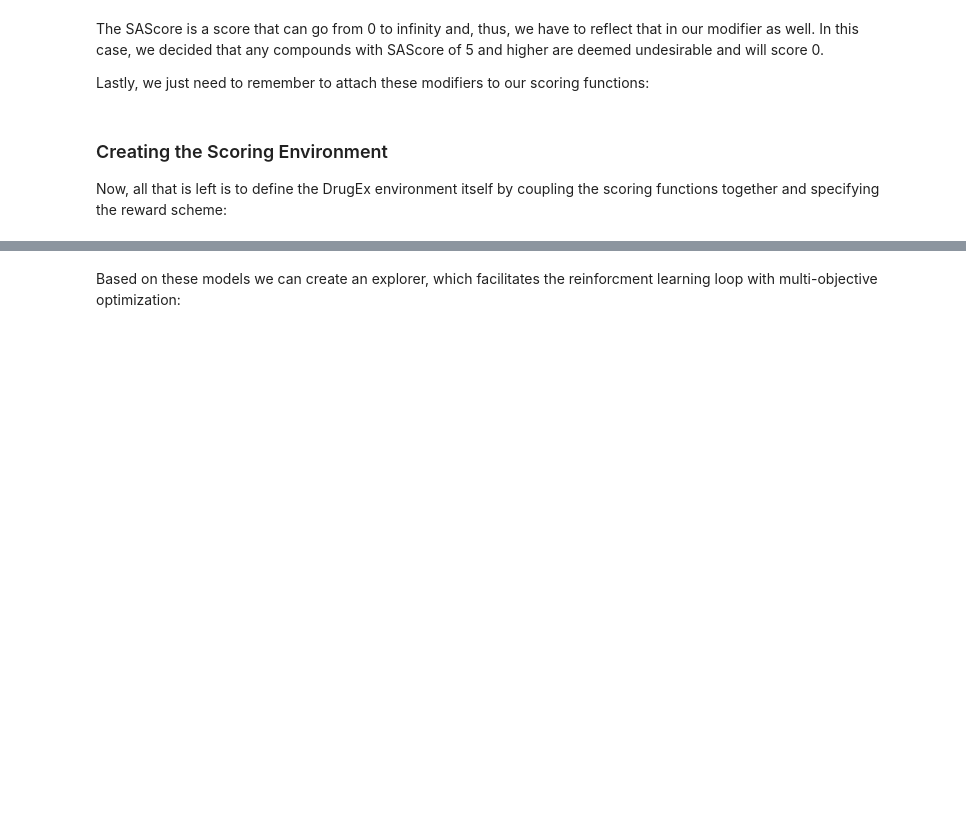
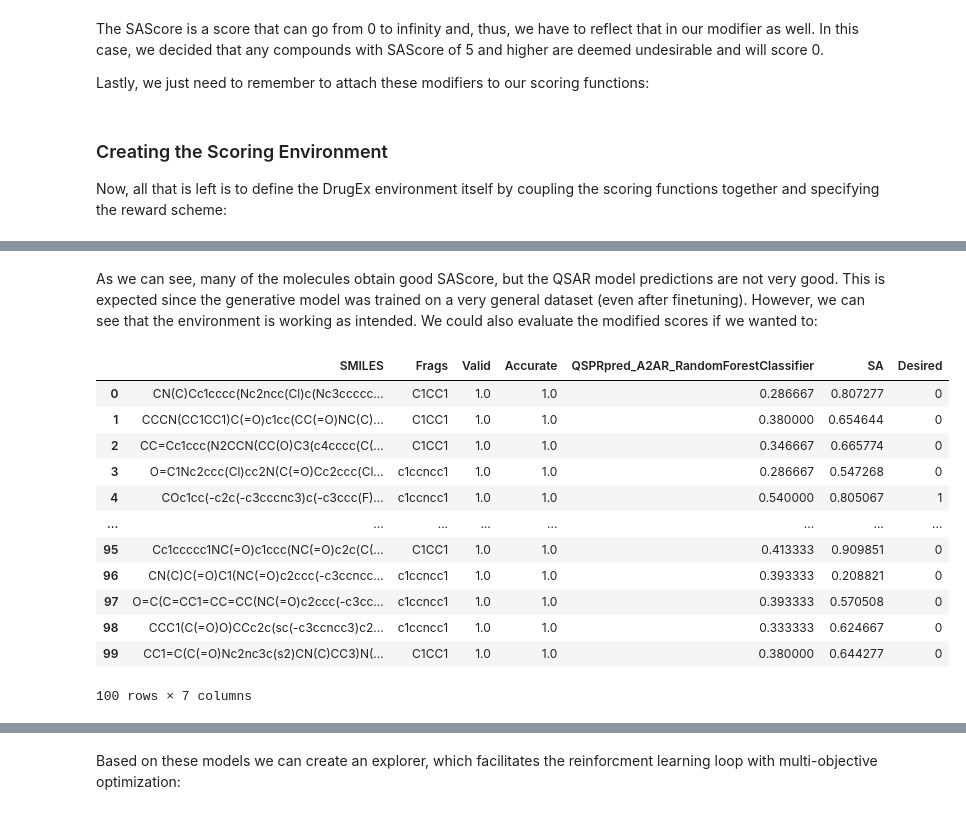
Before and after one commit to CDDLeiden/DrugEx, a Jupyter notebook: tutorial/Graph-Transformer.ipynb, the cells around one changed output, grey strips where cells are left out. Saved outputs shown, nothing was run; the diff lists cells and outputs as text; code cells hidden in the pictures; blank space fills up the shorter version.

```diff
--- a/tutorial/Graph-Transformer.ipynb
+++ b/tutorial/Graph-Transformer.ipynb
@@ -246,18 +297,19 @@ import pandas as pd
 N_EPOCHS = 3 # set this to a higher number to see more significant effect
 MODELS_FT_PATH = 'data/models/finetuned/graph'
 
-# monitor manages serialization of models after each epoch and tracks training
+# monitor manages serialization of models after each epoch and saves the training log files
 monitor = FileMonitor(
     f'{MODELS_FT_PATH}/A2AR_FT',
-    verbose=True
+    verbose=True,
+    reset_directory=True, # reset the output directory by removing all previous files
 )
 
 # model fitting itself
 pretrained.fit(
-    train.asDataLoader(128), # create the data loader and specify the batch size
-    test.asDataLoader(128),
+    train.asDataLoader(64), # create the training data loader and specify the batch size
+    test.asDataLoader(64), # create the validation data loader and specify the batch size
     epochs=3, # only 3 epochs to make things faster
-    monitor=monitor
+    monitor=monitor # use the monitor we created above to track training
 )
 
 print("Finetuning done.")
@@ -352,3 +395,10 @@ predictor = Predictor.fromFile(
+# %%
+from qsprpred.models.models import QSPRsklearn
+
+predictor = QSPRsklearn(
+    name='A2AR_RandomForestClassifier',
+    base_dir='./data/models/qsar'
+)
 # %% [markdown]
 This is all it takes in this case, but you are not required to use the `QSPRPred` package to create your models. In fact, you can create any scoring function by implementing the `drugex.training.interfaces.Scorer` interface. Here is a simple dummy example:
 # %%
@@ -376 +428,7 @@ class ModelScorer(Scorer):
+# %%
+from drugex.training.scorers.qsprpred import QSPRPredScorer
+
+qsprpred_scorer = QSPRPredScorer(
+    predictor
+)
 # %% [markdown]
@@ -448,12 +506,12 @@ from drugex.training.environment import DrugExEnvironment
 from drugex.training.rewards import ParetoCrowdingDistance
 
 scorers = [
-    predictor,
+    qsprpred_scorer,
     sascore
 ]
 thresholds = [
-    0.5, # predictions > 0.5
-    0.01 # SAScore > 4.5
+    0.5, # modified predictions > 0.5 are considered satisfactory
+    0.1 # modified SAScore > 0.1 is considered satisfactory (meaning real SAScore lower than approx. 4.5 on the unmodified scale)
 ]
 
 environment = DrugExEnvironment(scorers, thresholds, reward_scheme=ParetoCrowdingDistance())
@@ -465,0 +539,19 @@ Now, we have all ingredients to start optimization of our model. Remember that y
+# %% [markdown]
+As we can see, many of the molecules obtain good SAScore, but the QSAR model predictions are not very good. This is expected since the generative model was trained on a very general dataset (even after finetuning). However, we can see that the environment is working as intended. We could also evaluate the modified scores if we wanted to:
+# %%
+generated = pretrained.generate(input_fragments, evaluator=environment, num_samples=100, raw_scores=False)
+generated
+# %% [output]
+|  | SMILES | Frags | Valid | Accurate | QSPRpred_A2AR_RandomForestClassifier | SA | Desired |
+| 0 | CN(C)Cc1cccc(Nc2ncc(Cl)c(Nc3ccccc... | C1CC1 | 1.0 | 1.0 | 0.286667 | 0.807277 | 0 |
+| 1 | CCCN(CC1CC1)C(=O)c1cc(CC(=O)NC(C)... | C1CC1 | 1.0 | 1.0 | 0.380000 | 0.654644 | 0 |
+| 2 | CC=Cc1ccc(N2CCN(CC(O)C3(c4cccc(C(... | C1CC1 | 1.0 | 1.0 | 0.346667 | 0.665774 | 0 |
+| 3 | O=C1Nc2ccc(Cl)cc2N(C(=O)Cc2ccc(Cl... | c1ccncc1 | 1.0 | 1.0 | 0.286667 | 0.547268 | 0 |
+| 4 | COc1cc(-c2c(-c3cccnc3)c(-c3ccc(F)... | c1ccncc1 | 1.0 | 1.0 | 0.540000 | 0.805067 | 1 |
+| ... | ... | ... | ... | ... | ... | ... | ... |
+| 95 | Cc1ccccc1NC(=O)c1ccc(NC(=O)c2c(C(... | C1CC1 | 1.0 | 1.0 | 0.413333 | 0.909851 | 0 |
+| 96 | CN(C)C(=O)C1(NC(=O)c2ccc(-c3ccncc... | c1ccncc1 | 1.0 | 1.0 | 0.393333 | 0.208821 | 0 |
+| 97 | O=C(C=CC1=CC=CC(NC(=O)c2ccc(-c3cc... | c1ccncc1 | 1.0 | 1.0 | 0.393333 | 0.570508 | 0 |
+| 98 | CCC1(C(=O)O)CCc2c(sc(-c3ccncc3)c2... | c1ccncc1 | 1.0 | 1.0 | 0.333333 | 0.624667 | 0 |
+| 99 | CC1=C(C(=O)Nc2nc3c(s2)CN(C)CC3)N(... | C1CC1 | 1.0 | 1.0 | 0.380000 | 0.644277 | 0 |
+100 rows × 7 columns
```
Also changed, not shown: parts of 63 cells of this notebook.
